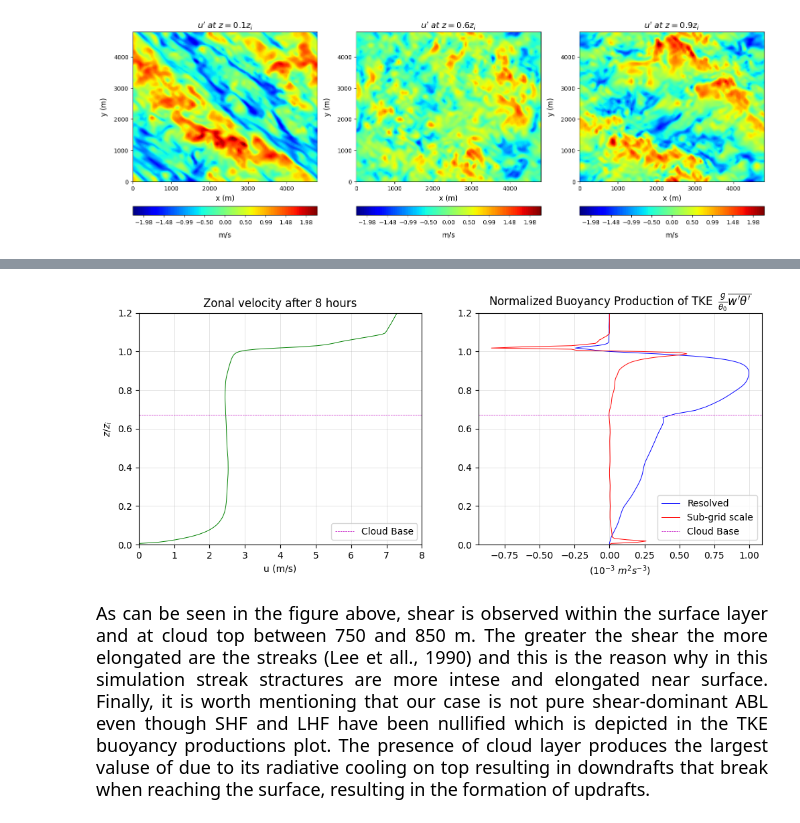
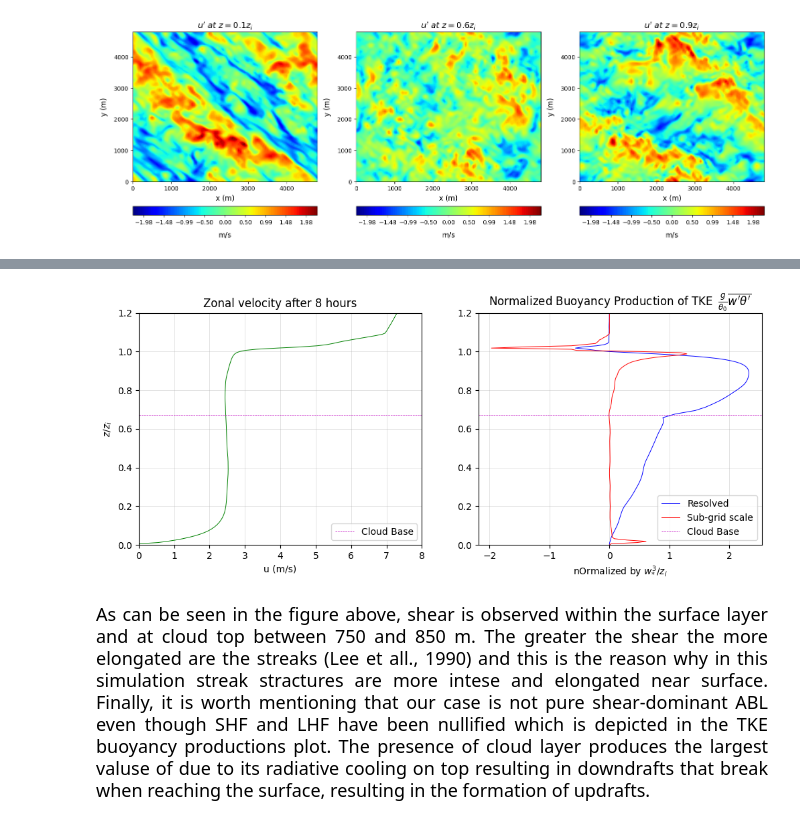
Before and after one commit to ChrisPhys97/Bachelor-Thesis, a Jupyter notebook: Data Visualization.ipynb, the cells around one changed output, grey strips where cells are left out. Saved outputs shown, nothing was run; the diff lists cells and outputs as text; code cells hidden in the pictures.

```diff
--- a/Data Visualization.ipynb
+++ b/Data Visualization.ipynb
@@ -140,33 +140,37 @@ Above the surface layer, streaks have spanwise width larger than the boundary la
 # %%
 # Cloud base after 8 hours of simulation
 c_base=560/zi
+
+# Normalization (last time step)
+w_star=0.71
+norm=w_star**3/zi
 
 # Buoyancy data
 url4="https://raw.githubusercontent.com/ChrisPhys97/Bachelor-Thesis/refs/heads/main/data/Buoyancy_data.txt"
 text2=requests.get(url4).text
 bf=np.loadtxt(io.StringIO(text2),skiprows=1)
-bfres=bf[:,1]*1000
-bfsgs=bf[:,2]*1000
+bfres=bf[:,1]/norm
+bfsgs=bf[:,2]/norm
 
 fig,ax=plt.subplots(1,2,figsize=(12,4.5))
 ax[0].plot(u_m,z,color="g",linewidth=0.7)
 ax[1].plot(bfres,z,linewidth=0.7,color="b",label="Resolved")
 ax[1].plot(bfsgs,z,linewidth=0.7,color="r",label="Sub-grid scale")
 ax[0].set_xlabel("u (m/s)")
 ax[0].set_ylabel("$z/z_i$")
 ax[0].set_title("Zonal velocity after 8 hours")
 ax[1].set_title(r"Normalized Buoyancy Production of TKE $\,  \frac{g}{\theta_0} \overline{w^\prime \theta^\prime}$")
 for a in ax:
   a.set_ylim([0,1.2])
   a.grid(True,linewidth=0.5,alpha=0.5)
   a.axhline(y=c_base,linewidth=0.5,color="m",label="Cloud Base",linestyle="--")
 ax[0].set_xlim([0,8])
 ax[0].legend(loc="lower right")
 ax[1].legend(loc="lower right")
-ax[1].set_xlabel(r"($10^{-3}$ $m^2 s^{-3}$)")
+ax[1].set_xlabel(r"nOrmalized by $w_{*}^{3}/z_{i}$")
 plt.show()
 # %% [output]
-[figure, old version]
+[figure, new version]
 # %% [markdown]
 <div style="text-align: justify;
 text-justify: inter-word; font-size: 18px;">
```
